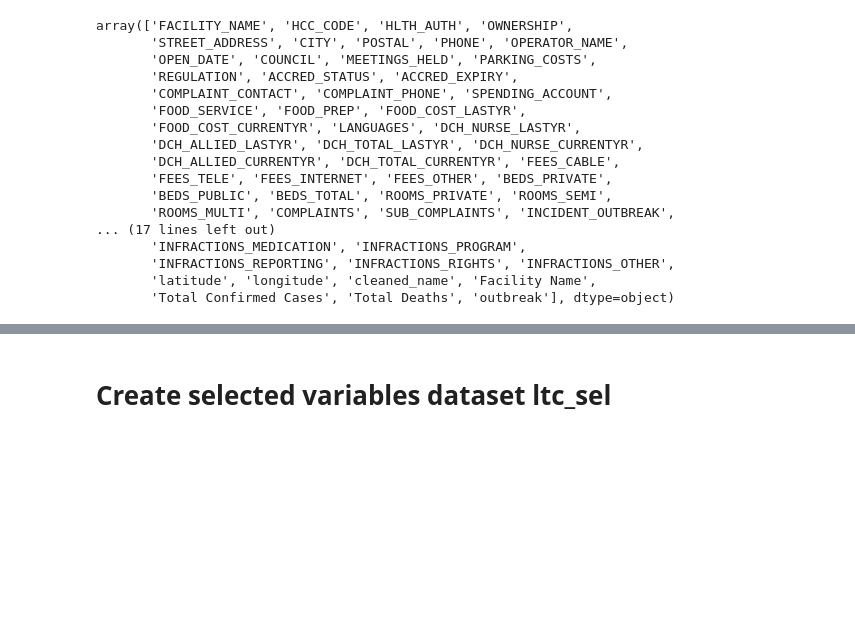
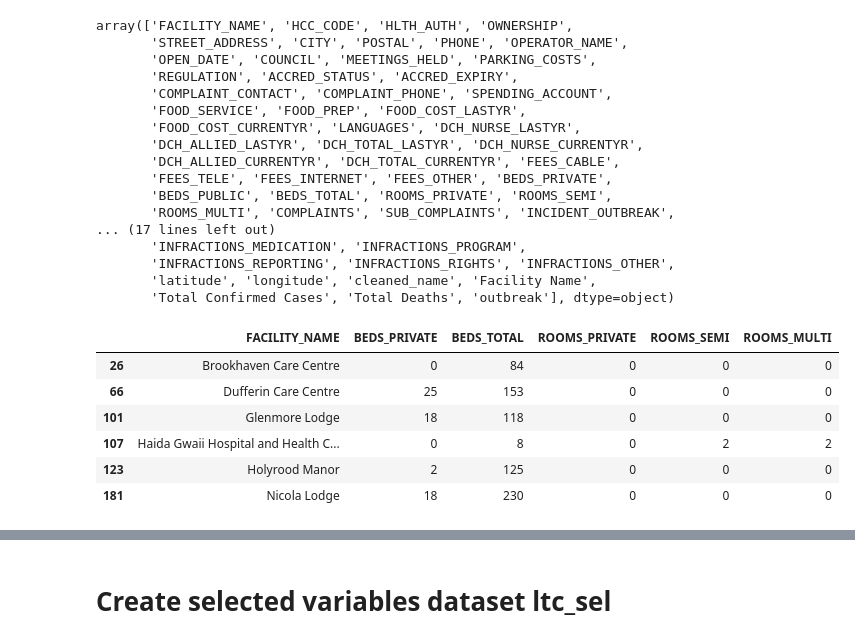
Before and after one commit to nganlyle/wrangle_covid, a Jupyter notebook: wrangling/ngan_bc_ltc_com_sel.ipynb, the cells around one changed output, grey strips where cells are left out. Saved outputs shown, nothing was run; the diff lists cells and outputs as text; code cells hidden in the pictures; blank space fills up the shorter version.

```diff
--- a/wrangling/ngan_bc_ltc_com_sel.ipynb
+++ b/wrangling/ngan_bc_ltc_com_sel.ipynb
@@ -35,3 +35,15 @@ array(['FACILITY_NAME', 'HCC_CODE', 'HLTH_AUTH', 'OWNERSHIP',
        'INFRACTIONS_REPORTING', 'INFRACTIONS_RIGHTS', 'INFRACTIONS_OTHER',
        'latitude', 'longitude', 'cleaned_name', 'Facility Name',
        'Total Confirmed Cases', 'Total Deaths', 'outbreak'], dtype=object)
+# %%
+# There are 5 homes where all ROOMS_* preditors == 0
+temp = ltc.loc[ltc['ROOMS_PRIVATE'] == 0]
+temp[['FACILITY_NAME', 'BEDS_PRIVATE', 'BEDS_TOTAL', 'ROOMS_PRIVATE', 'ROOMS_SEMI', 'ROOMS_MULTI']]
+# %% [output]
+|  | FACILITY_NAME | BEDS_PRIVATE | BEDS_TOTAL | ROOMS_PRIVATE | ROOMS_SEMI | ROOMS_MULTI |
+| 26 | Brookhaven Care Centre | 0 | 84 | 0 | 0 | 0 |
+| 66 | Dufferin Care Centre | 25 | 153 | 0 | 0 | 0 |
+| 101 | Glenmore Lodge | 18 | 118 | 0 | 0 | 0 |
+| 107 | Haida Gwaii Hospital and Health C... | 0 | 8 | 0 | 2 | 2 |
+| 123 | Holyrood Manor | 2 | 125 | 0 | 0 | 0 |
+| 181 | Nicola Lodge | 18 | 230 | 0 | 0 | 0 |
```
Also changed, not shown: parts of 14 cells of this notebook, 7 other files.
